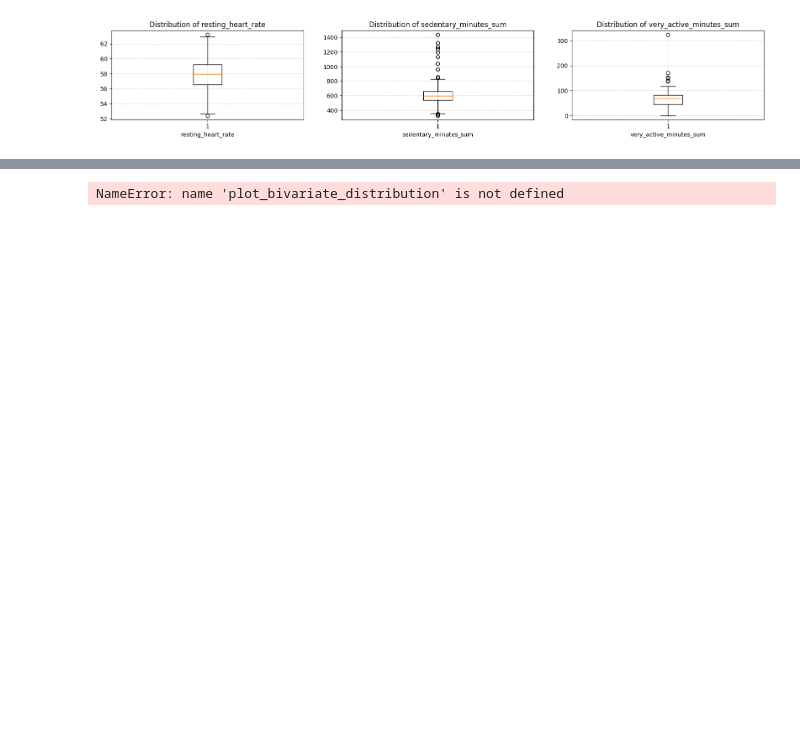
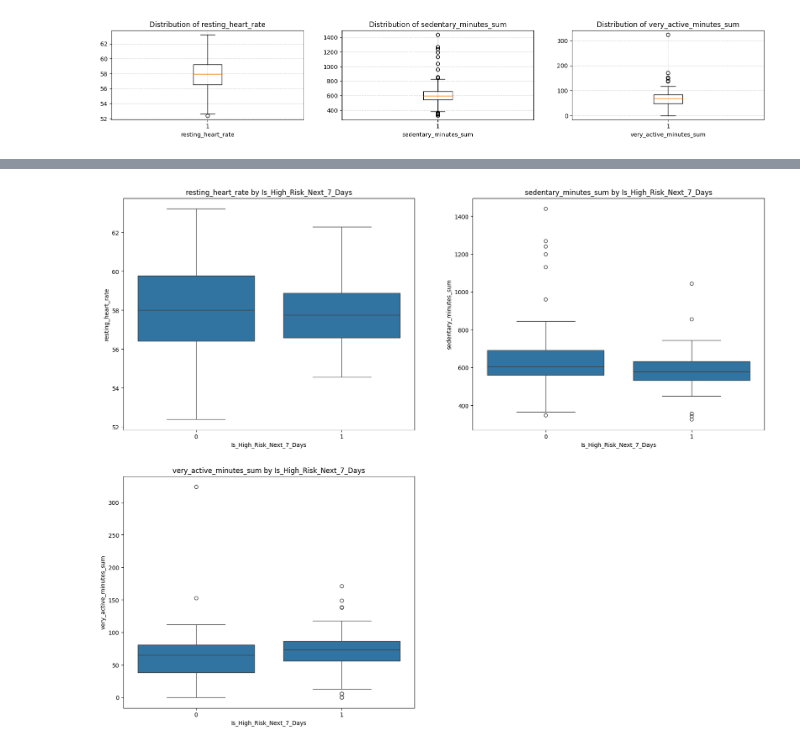
Before and after one commit to ahmedhanifc/DSAI3301---Physiological-Signals-Mental-Health-Assessment, a Jupyter notebook: analysis_v2.ipynb, the cells around one changed output, grey strips where cells are left out. Cells and saved outputs as stored; diff of their text form; code cells hidden in the pictures; blank space fills up the shorter version.

```diff
--- a/analysis_v2.ipynb
+++ b/analysis_v2.ipynb
@@ -165,5 +161,5 @@ plot_distribution(df, ["fatigue","mood"],type = "bar",nrows=5, ncols=3)
 # %%
-plot_bivariate_distribution(df, columns = ["resting_heart_rate","sedentary_minutes_sum","very_active_minutes_sum"], target = y_column, type = "box",nrows = 2, ncols = 2)
+plot_bivariate_distribution(df_eda, columns = ["resting_heart_rate","sedentary_minutes_sum","very_active_minutes_sum"], target = y_column, type = "box",nrows = 2, ncols = 2,  save_path="14thJune2025_p07_bivariate_box.png")
 # %% [output]
-NameError: name 'plot_bivariate_distribution' is not defined
+[figure, added]
 # %%
```
Also changed, not shown: parts of 7 cells of this notebook, 1 other file.
